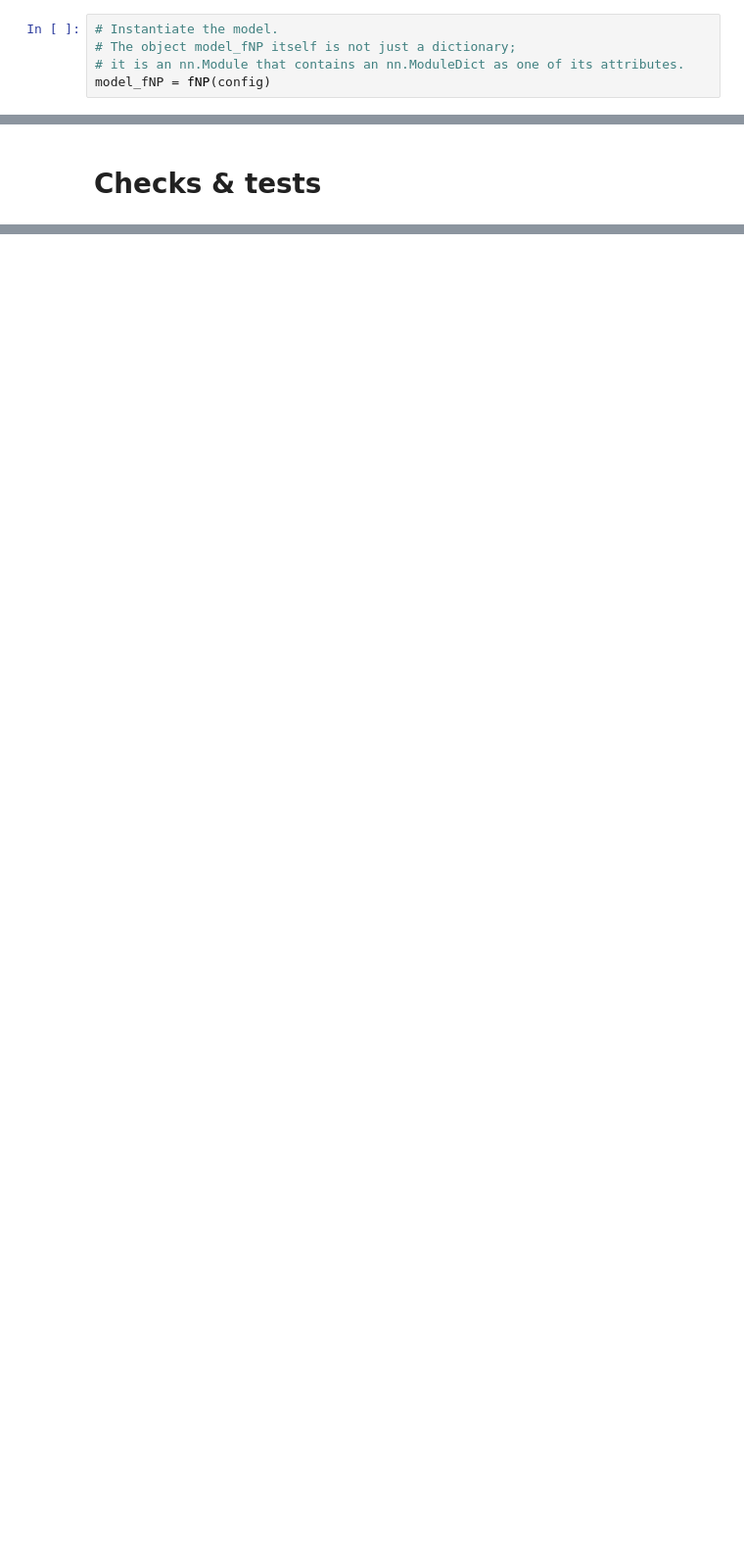
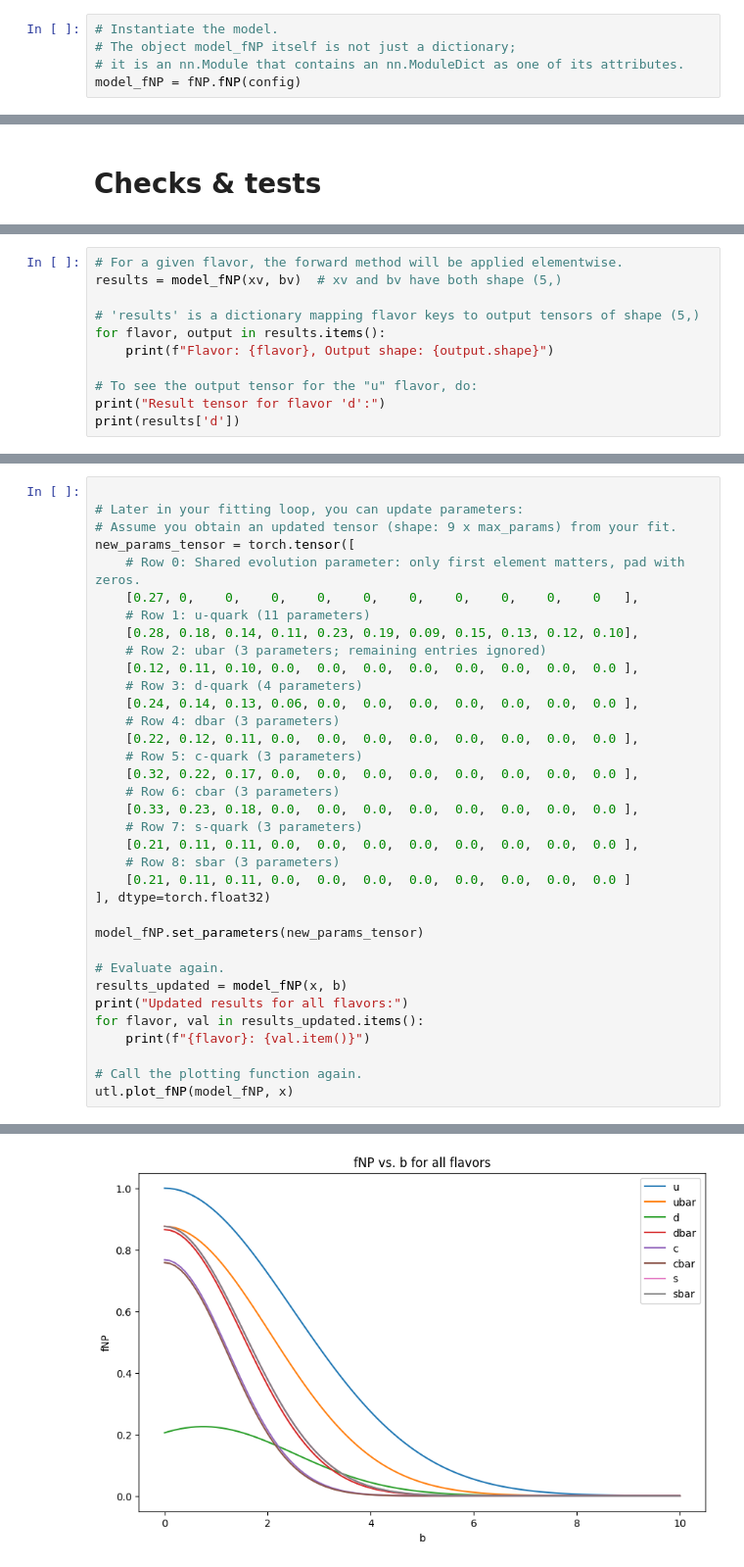
Before and after one commit to quantom-collab/tmd, a Jupyter notebook: map/fNP_tests.ipynb, the cells around one changed output, grey strips where cells are left out. Shown: that part at 98% size. Drawn from its saved outputs; the diff is of its cells as text; blank space fills up the shorter version.

Commit message:
update with common NP-evol and g2 across all flavors

```diff
--- a/map/fNP_tests.ipynb
+++ b/map/fNP_tests.ipynb
@@ -42,4 +26,4 @@ config = utl.load_yaml_config(config_file_path)
 # Instantiate the model.
 # The object model_fNP itself is not just a dictionary;
 # it is an nn.Module that contains an nn.ModuleDict as one of its attributes.
-model_fNP = fNP(config)
+model_fNP = fNP.fNP(config)
@@ -122,0 +77,11 @@ sbar: 0.7847131490707397
+# %%
+# For a given flavor, the forward method will be applied elementwise.
+results = model_fNP(xv, bv)  # xv and bv have both shape (5,)
+
+# 'results' is a dictionary mapping flavor keys to output tensors of shape (5,)
+for flavor, output in results.items():
+    print(f"Flavor: {flavor}, Output shape: {output.shape}")
+
+# To see the output tensor for the "u" flavor, do:
+print("Result tensor for flavor 'd':")
+print(results['d'])
@@ -122,0 +154,36 @@ sbar: 0.7847131490707397
+# %%
+
+# Later in your fitting loop, you can update parameters:
+# Assume you obtain an updated tensor (shape: 9 x max_params) from your fit.
+new_params_tensor = torch.tensor([
+    # Row 0: Shared evolution parameter: only first element matters, pad with zeros.
+    [0.27, 0,    0,    0,    0,    0,    0,    0,    0,    0,    0   ],
+    # Row 1: u-quark (11 parameters)
+    [0.28, 0.18, 0.14, 0.11, 0.23, 0.19, 0.09, 0.15, 0.13, 0.12, 0.10],
+    # Row 2: ubar (3 parameters; remaining entries ignored)
+    [0.12, 0.11, 0.10, 0.0,  0.0,  0.0,  0.0,  0.0,  0.0,  0.0,  0.0 ],
+    # Row 3: d-quark (4 parameters)
+    [0.24, 0.14, 0.13, 0.06, 0.0,  0.0,  0.0,  0.0,  0.0,  0.0,  0.0 ],
+    # Row 4: dbar (3 parameters)
+    [0.22, 0.12, 0.11, 0.0,  0.0,  0.0,  0.0,  0.0,  0.0,  0.0,  0.0 ],
+    # Row 5: c-quark (3 parameters)
+    [0.32, 0.22, 0.17, 0.0,  0.0,  0.0,  0.0,  0.0,  0.0,  0.0,  0.0 ],
+    # Row 6: cbar (3 parameters)
+    [0.33, 0.23, 0.18, 0.0,  0.0,  0.0,  0.0,  0.0,  0.0,  0.0,  0.0 ],
+    # Row 7: s-quark (3 parameters)
+    [0.21, 0.11, 0.11, 0.0,  0.0,  0.0,  0.0,  0.0,  0.0,  0.0,  0.0 ],
+    # Row 8: sbar (3 parameters)
+    [0.21, 0.11, 0.11, 0.0,  0.0,  0.0,  0.0,  0.0,  0.0,  0.0,  0.0 ]
+], dtype=torch.float32)
+
+model_fNP.set_parameters(new_params_tensor)
+
+# Evaluate again.
+results_updated = model_fNP(x, b)
+print("Updated results for all flavors:")
+for flavor, val in results_updated.items():
+    print(f"{flavor}: {val.item()}")
+
+# Call the plotting function again.
+utl.plot_fNP(model_fNP, x)
+# %% [output]
@@ -122,0 +207 @@ sbar: 0.7847131490707397
+[figure, added]
```
Also changed, not shown: parts of 16 cells of this notebook, 3 other files.
